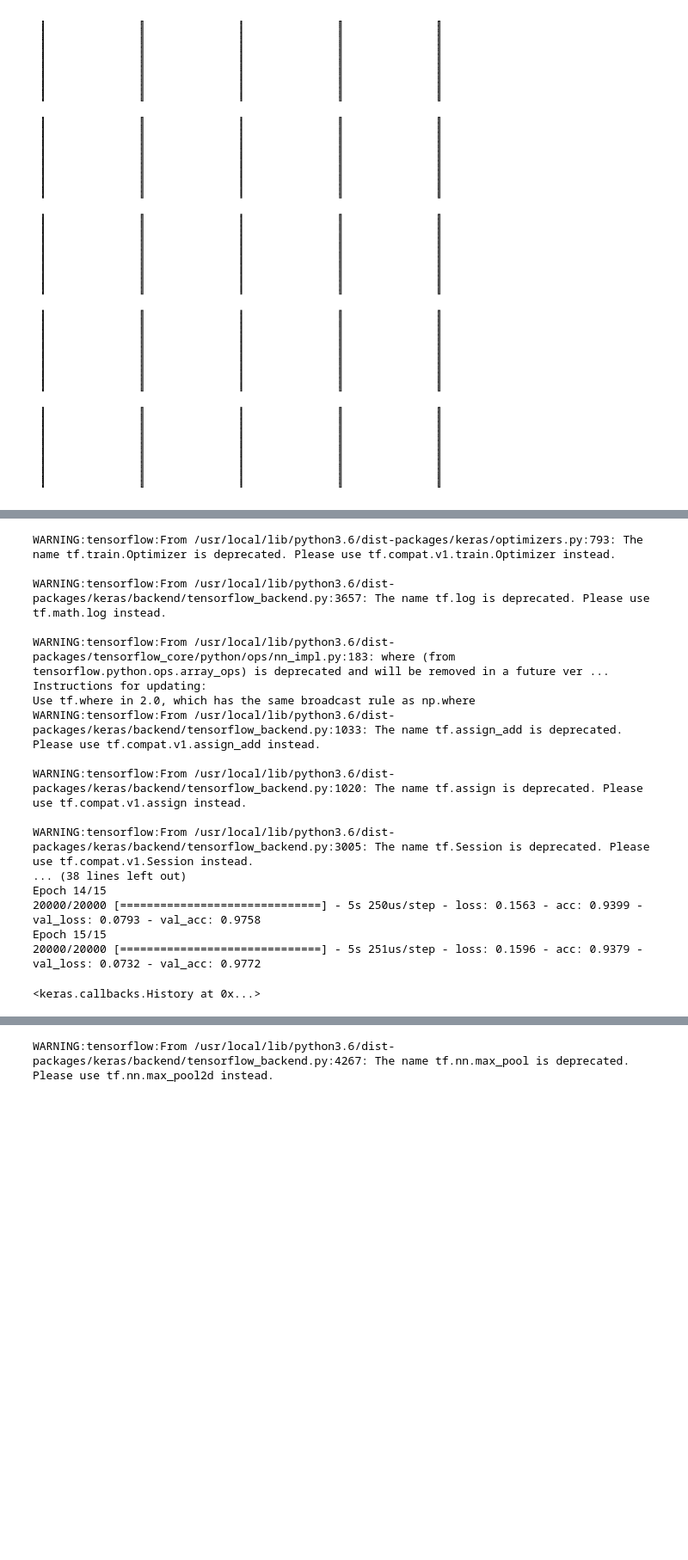
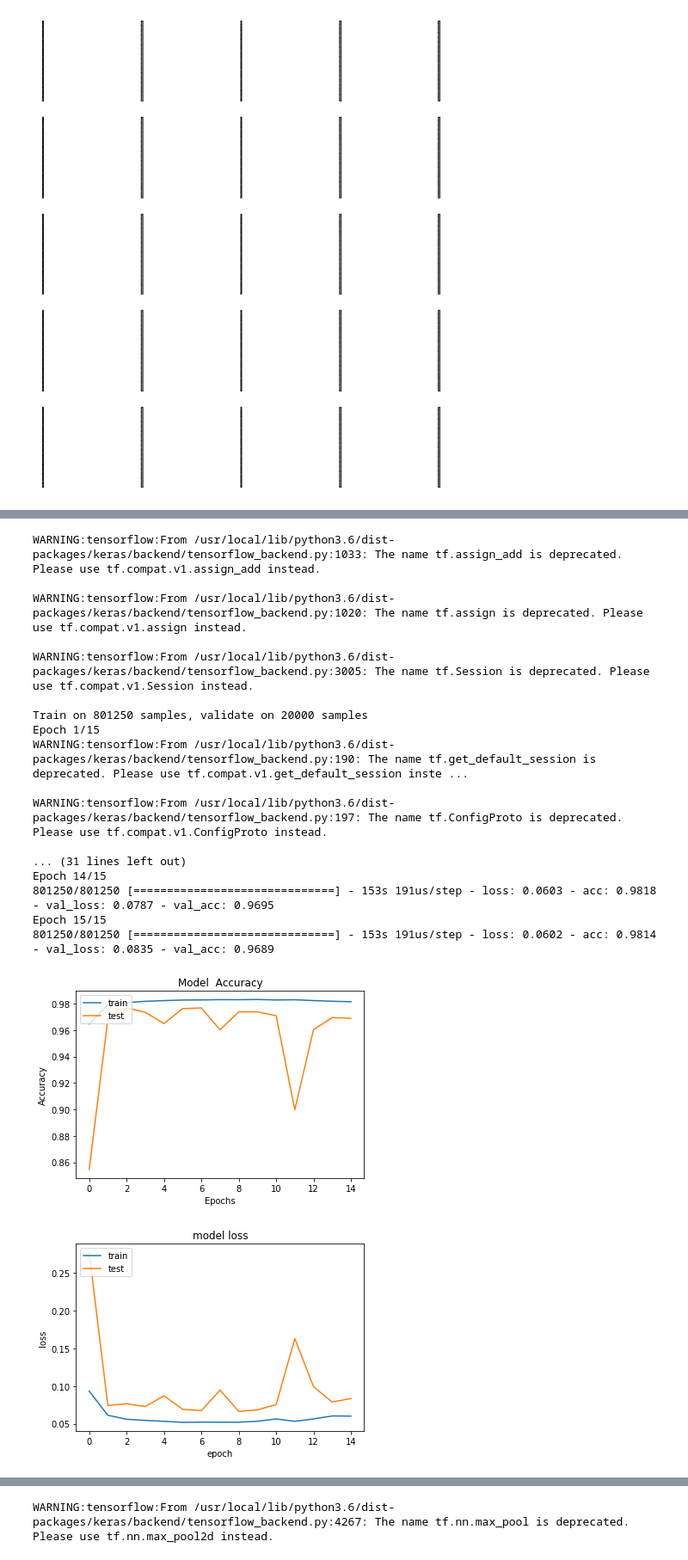
Before and after one commit to Saeif-Saleh/AppPortfolio, a Jupyter notebook: BPSK1.ipynb, the cells around one changed output, grey strips where cells are left out. Shown: that part at 86% size. Saved outputs shown, nothing was run; the diff lists cells and outputs as text; code cells hidden in the pictures; blank space fills up the shorter version.

```diff
--- a/BPSK1.ipynb
+++ b/BPSK1.ipynb
@@ -21,5 +31,5 @@ sf=np.asarray(second['M'], dtype=np.float64)
 import matplotlib.pyplot as plt
 # %%
 #/Loading 1e6 IQ samples for the two hackrf
-hckrf1=nf[100000000:101280000]
-hckrf2=sf[100000000:101280000]
+hckrf1=nf[50000000:101280000]
+hckrf2=sf[50000000:101280000]
@@ -134,26 +134,51 @@ data_test2=sf[110000000:111280000]
 data_for_test=np.concatenate((data_test1,data_test2),axis=0)
 
 data_for_test=data_for_test.reshape(-1,128,2)
+# %%
+#Creating labels for the test 0 for the first class and 1 for the second class
+test_labels=np.zeros(len(data_for_test))
+test_labels[0:int(len(data_for_test)/2)]=0
+test_labels[int(len(data_for_test)/2):]=1
+test_labels=to_categorical(test_labels)
 # %%
 model.compile(loss='binary_crossentropy', optimizer='adam', metrics=['accuracy'])
 # Fit the model
-model.fit(data, data_labels, validation_data=(data_for_test,data_labels), epochs=15)
+history=model.fit(data, data_labels, validation_data=(data_for_test,test_labels), epochs=15)
 # %% [output]
-WARNING:tensorflow:From /usr/local/lib/python3.6/dist-packages/keras/optimizers.py:793: The name tf.train.Optimizer is deprecated. Please use tf.compat.v1.train.Optimizer instead.
-
-WARNING:tensorflow:From /usr/local/lib/python3.6/dist-packages/keras/backend/tensorflow_backend.py:3657: The name tf.log is deprecated. Please use tf.math.log instead.
-
-WARNING:tensorflow:From /usr/local/lib/python3.6/dist-packages/tensorflow_core/python/ops/nn_impl.py:183: where (from tensorflow.python.ops.array_ops) is deprecated and will be removed in a future ver ...
-Instructions for updating:
-Use tf.where in 2.0, which has the same broadcast rule as np.where
 WARNING:tensorflow:From /usr/local/lib/python3.6/dist-packages/keras/backend/tensorflow_backend.py:1033: The name tf.assign_add is deprecated. Please use tf.compat.v1.assign_add instead.
 
 WARNING:tensorflow:From /usr/local/lib/python3.6/dist-packages/keras/backend/tensorflow_backend.py:1020: The name tf.assign is deprecated. Please use tf.compat.v1.assign instead.
 
 WARNING:tensorflow:From /usr/local/lib/python3.6/dist-packages/keras/backend/tensorflow_backend.py:3005: The name tf.Session is deprecated. Please use tf.compat.v1.Session instead.
-... (38 lines left out)
+
+Train on 801250 samples, validate on 20000 samples
+Epoch 1/15
+WARNING:tensorflow:From /usr/local/lib/python3.6/dist-packages/keras/backend/tensorflow_backend.py:190: The name tf.get_default_session is deprecated. Please use tf.compat.v1.get_default_session inste ...
+
+WARNING:tensorflow:From /usr/local/lib/python3.6/dist-packages/keras/backend/tensorflow_backend.py:197: The name tf.ConfigProto is deprecated. Please use tf.compat.v1.ConfigProto instead.
+
+... (31 lines left out)
 Epoch 14/15
-20000/20000 [==============================] - 5s 250us/step - loss: 0.1563 - acc: 0.9399 - val_loss: 0.0793 - val_acc: 0.9758
+801250/801250 [==============================] - 153s 191us/step - loss: 0.0603 - acc: 0.9818 - val_loss: 0.0787 - val_acc: 0.9695
 Epoch 15/15
-20000/20000 [==============================] - 5s 251us/step - loss: 0.1596 - acc: 0.9379 - val_loss: 0.0732 - val_acc: 0.9772
+801250/801250 [==============================] - 153s 191us/step - loss: 0.0602 - acc: 0.9814 - val_loss: 0.0835 - val_acc: 0.9689
-<keras.callbacks.History at 0x...>
+# %%
+import matplotlib.pyplot as plt
+plt.plot(history.history['acc'])
+plt.plot(history.history['val_acc'])
+plt.title('Model  Accuracy')
+plt.xlabel('Epochs')
+plt.ylabel('Accuracy')
+plt.legend(['train', 'test'], loc='upper left')
+plt.show()
+# summarize history for loss
+plt.plot(history.history['loss'])
+plt.plot(history.history['val_loss'])
+plt.title('model loss')
+plt.ylabel('loss')
+plt.xlabel('epoch')
+plt.legend(['train', 'test'], loc='upper left')
+plt.show()
+# %% [output]
+[figure, added]
+[figure, added]
```
Also changed, not shown: parts of 20 cells of this notebook.
